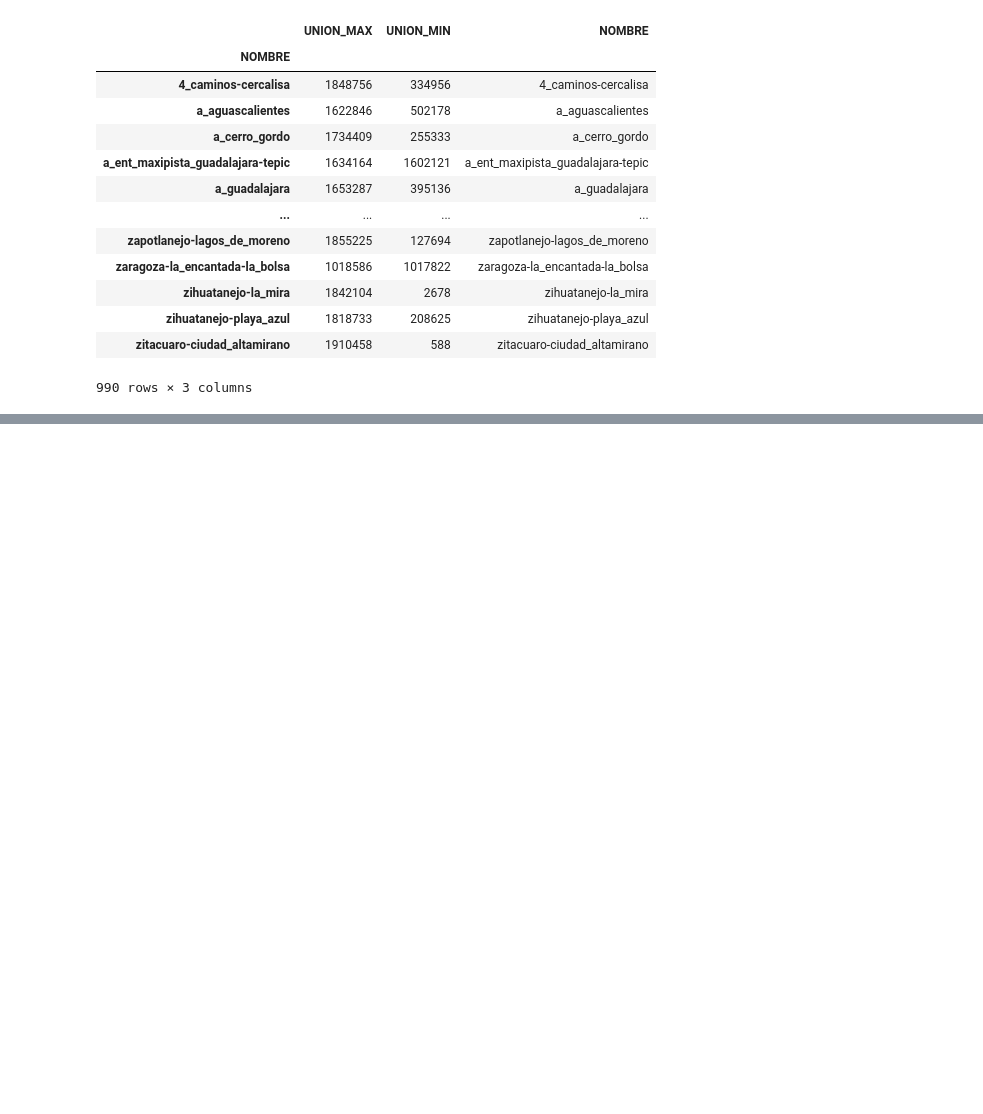
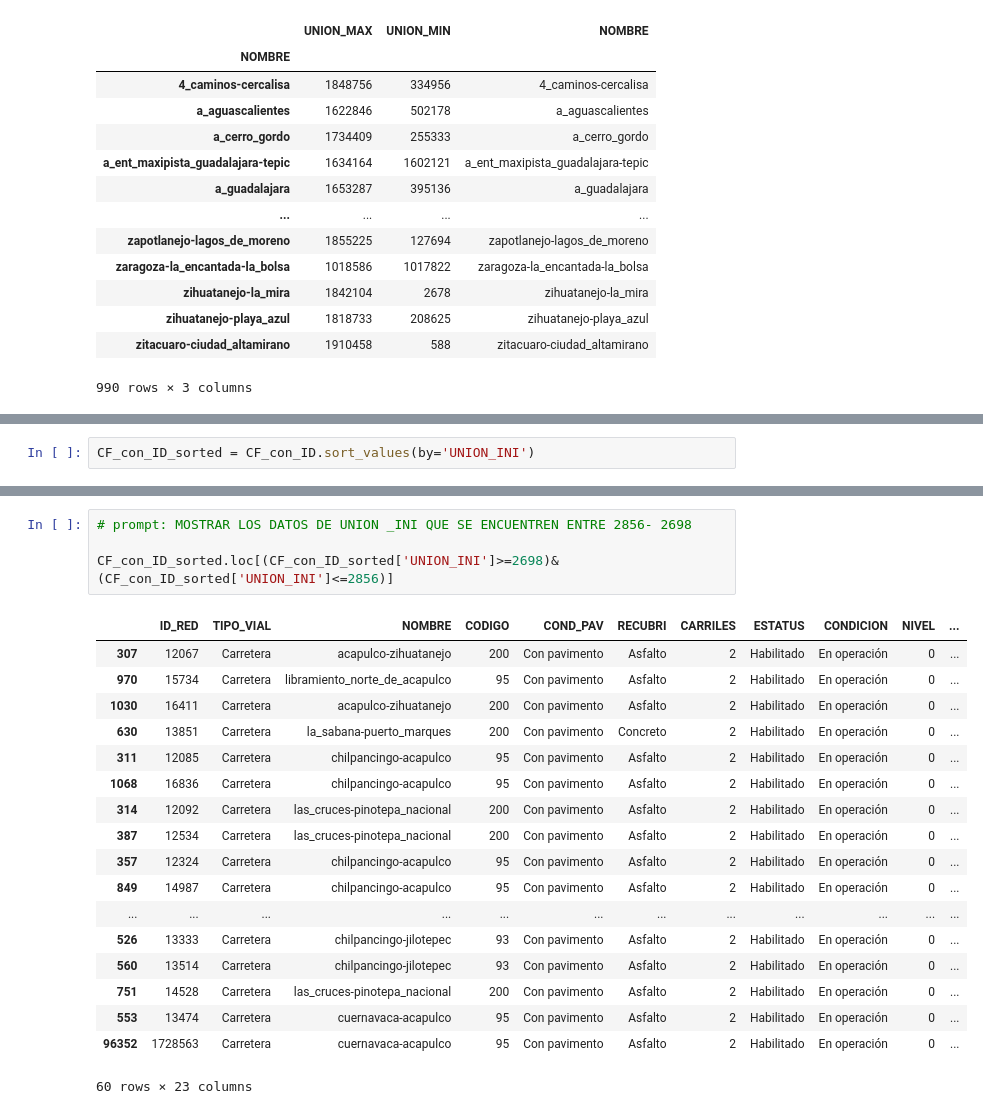
Before and after one commit to JorgeICS/Primeos_Analisis_Geopandas, a Jupyter notebook: nodos_ciclo.ipynb, the cells around one changed output, grey strips where cells are left out. Cells and saved outputs as stored; diff of their text form; blank space fills up the shorter version.

```diff
--- a/nodos_ciclo.ipynb
+++ b/nodos_ciclo.ipynb
@@ -244,0 +270,2 @@ CF_INI_FIN
+# %%
+CF_con_ID_sorted = CF_con_ID.sort_values(by='UNION_INI')
@@ -244,0 +320,23 @@ CF_INI_FIN
+# %%
+# prompt: MOSTRAR LOS DATOS DE UNION _INI QUE SE ENCUENTREN ENTRE 2856- 2698
+
+CF_con_ID_sorted.loc[(CF_con_ID_sorted['UNION_INI']>=2698)&(CF_con_ID_sorted['UNION_INI']<=2856)]
+# %% [output]
+|  | ID_RED | TIPO_VIAL | NOMBRE | CODIGO | COND_PAV | RECUBRI | CARRILES | ESTATUS | CONDICION | NIVEL | ... |
+| 307 | 12067 | Carretera | acapulco-zihuatanejo | 200 | Con pavimento | Asfalto | 2 | Habilitado | En operación | 0 | ... |
+| 970 | 15734 | Carretera | libramiento_norte_de_acapulco | 95 | Con pavimento | Asfalto | 2 | Habilitado | En operación | 0 | ... |
+| 1030 | 16411 | Carretera | acapulco-zihuatanejo | 200 | Con pavimento | Asfalto | 2 | Habilitado | En operación | 0 | ... |
+| 630 | 13851 | Carretera | la_sabana-puerto_marques | 200 | Con pavimento | Concreto | 2 | Habilitado | En operación | 0 | ... |
+| 311 | 12085 | Carretera | chilpancingo-acapulco | 95 | Con pavimento | Asfalto | 2 | Habilitado | En operación | 0 | ... |
+| 1068 | 16836 | Carretera | chilpancingo-acapulco | 95 | Con pavimento | Asfalto | 2 | Habilitado | En operación | 0 | ... |
+| 314 | 12092 | Carretera | las_cruces-pinotepa_nacional | 200 | Con pavimento | Asfalto | 2 | Habilitado | En operación | 0 | ... |
+| 387 | 12534 | Carretera | las_cruces-pinotepa_nacional | 200 | Con pavimento | Asfalto | 2 | Habilitado | En operación | 0 | ... |
+| 357 | 12324 | Carretera | chilpancingo-acapulco | 95 | Con pavimento | Asfalto | 2 | Habilitado | En operación | 0 | ... |
+| 849 | 14987 | Carretera | chilpancingo-acapulco | 95 | Con pavimento | Asfalto | 2 | Habilitado | En operación | 0 | ... |
+| ... | ... | ... | ... | ... | ... | ... | ... | ... | ... | ... | ... |
+| 526 | 13333 | Carretera | chilpancingo-jilotepec | 93 | Con pavimento | Asfalto | 2 | Habilitado | En operación | 0 | ... |
+| 560 | 13514 | Carretera | chilpancingo-jilotepec | 93 | Con pavimento | Asfalto | 2 | Habilitado | En operación | 0 | ... |
+| 751 | 14528 | Carretera | las_cruces-pinotepa_nacional | 200 | Con pavimento | Asfalto | 2 | Habilitado | En operación | 0 | ... |
+| 553 | 13474 | Carretera | cuernavaca-acapulco | 95 | Con pavimento | Asfalto | 2 | Habilitado | En operación | 0 | ... |
+| 96352 | 1728563 | Carretera | cuernavaca-acapulco | 95 | Con pavimento | Asfalto | 2 | Habilitado | En operación | 0 | ... |
+60 rows × 23 columns
```
Also changed, not shown: parts of 16 cells of this notebook.
